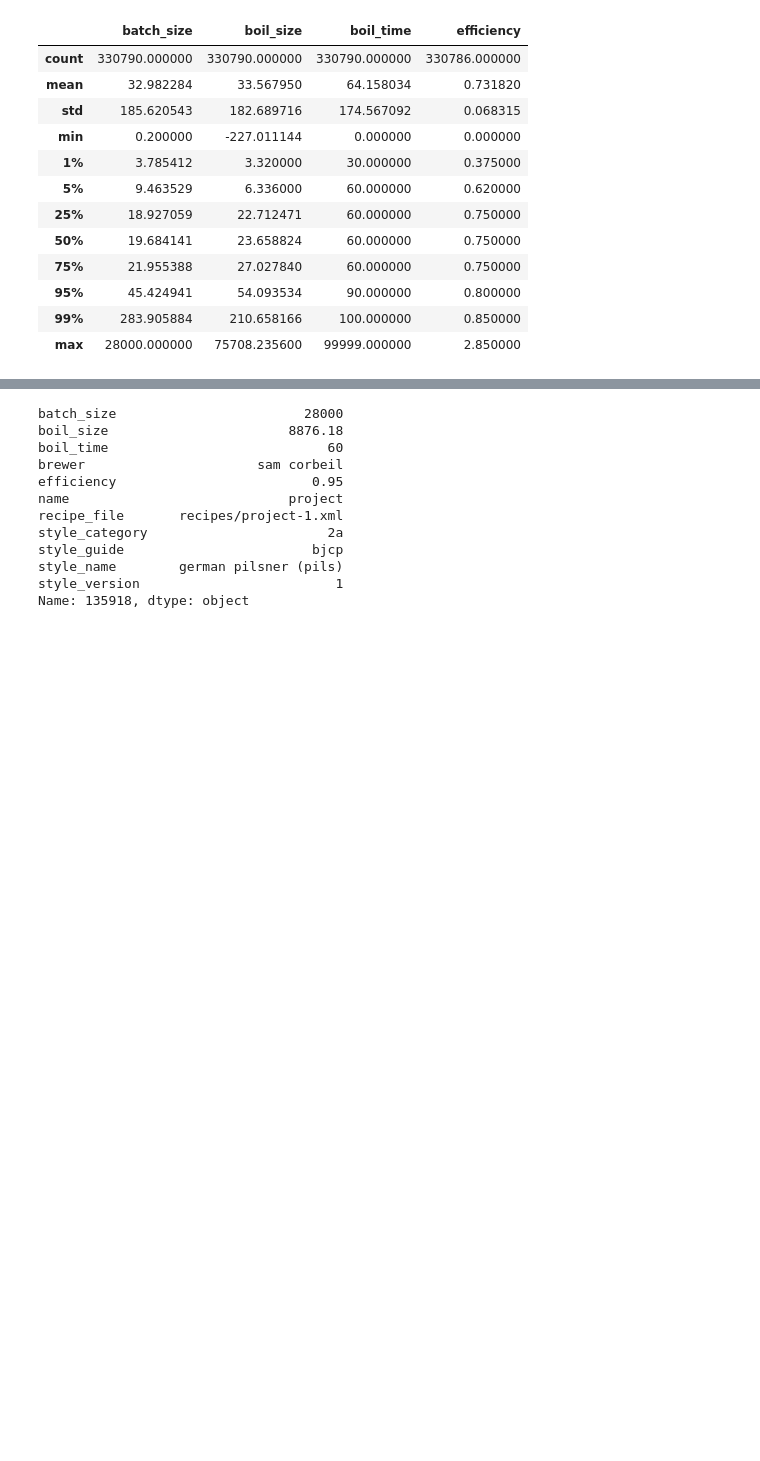
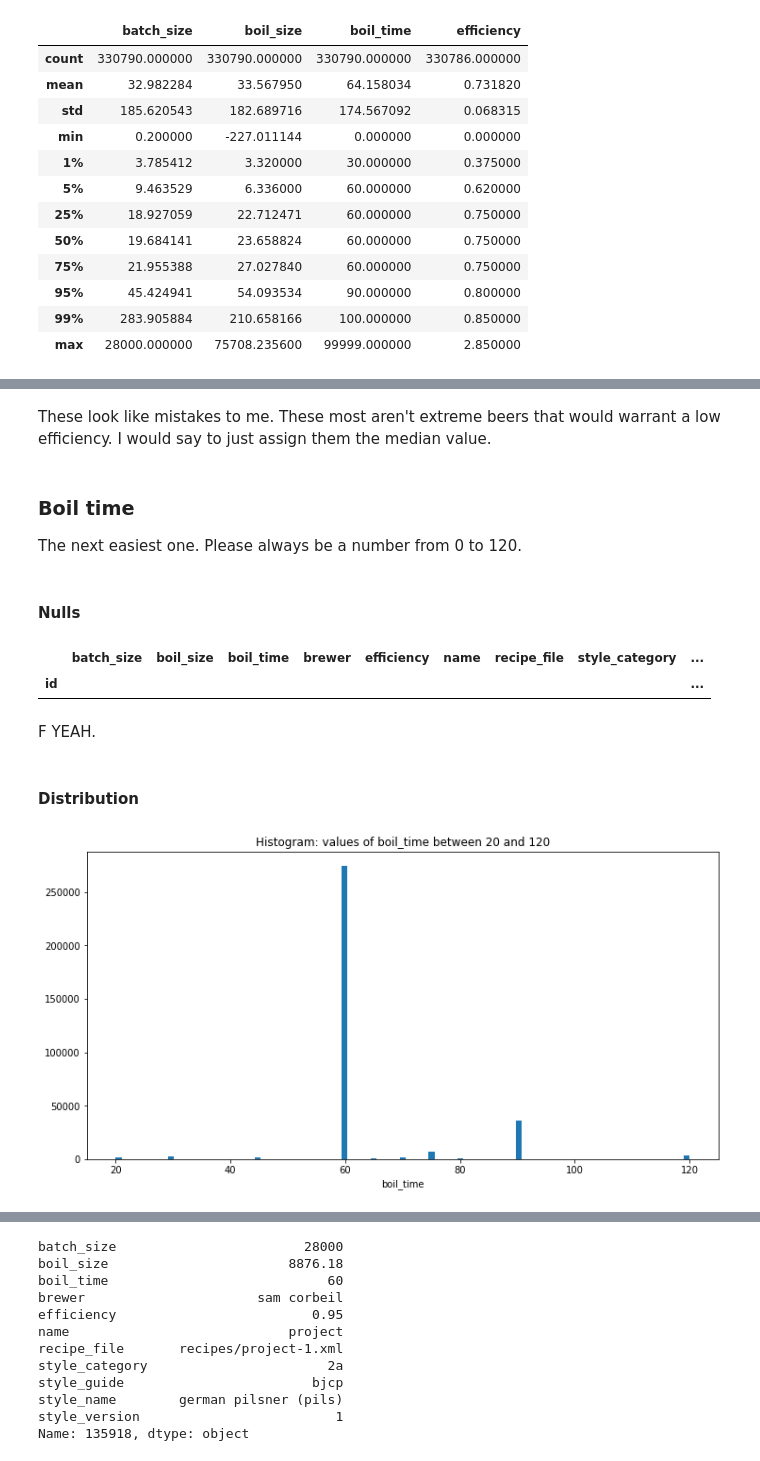
Before and after one commit to rmwoods/beer.ai, a Jupyter notebook: beer.ai/Ingredient Exploration.ipynb, the cells around one changed output, grey strips where cells are left out. Cells and saved outputs as stored; diff of their text form; code cells hidden in the pictures; blank space fills up the shorter version.

```diff
--- a/beer.ai/Ingredient Exploration.ipynb
+++ b/beer.ai/Ingredient Exploration.ipynb
@@ -64,0 +179,35 @@ core[cols].describe(percentiles=[0.01,0.05,0.25,0.5,0.75,0.95,0.99])
+# %% [markdown]
+These look like mistakes to me. These most aren't extreme beers that would warrant a low efficiency. I would say to just assign them the median value.
+# %% [markdown]
+<a id='boil_time'></a>
+### Boil time
+The next easiest one.
+Please always be a number from 0 to 120.
+# %%
+qty = 'boil_time'
+# %% [markdown]
+#### Nulls
+# %%
+# What recipes have null?
+core[core[qty].isna()]
+# %% [output]
+|  | batch_size | boil_size | boil_time | brewer | efficiency | name | recipe_file | style_category | ... |
+| id |  |  |  |  |  |  |  |  | ... |
+# %% [markdown]
+F YEAH.
+# %% [markdown]
+#### Distribution
+# %%
+qty_values = core[qty].dropna()
+# %%
+# Set reasonable values
+bounds = [20, 120]
+# %%
+# Show a histogram
+# Use both underflow and overflow bins
+bins = np.linspace(bounds[0], bounds[1], 100)
+plt.hist(np.clip(qty_values, bins[0], bins[-1]), bins=bins)
+plt.title('Histogram: values of {} between {} and {}'.format(qty, bounds[0], bounds[1]))
+plt.xlabel(qty);
+# %% [output]
+[figure, added]
```
Also changed, not shown: parts of 66 cells of this notebook.
